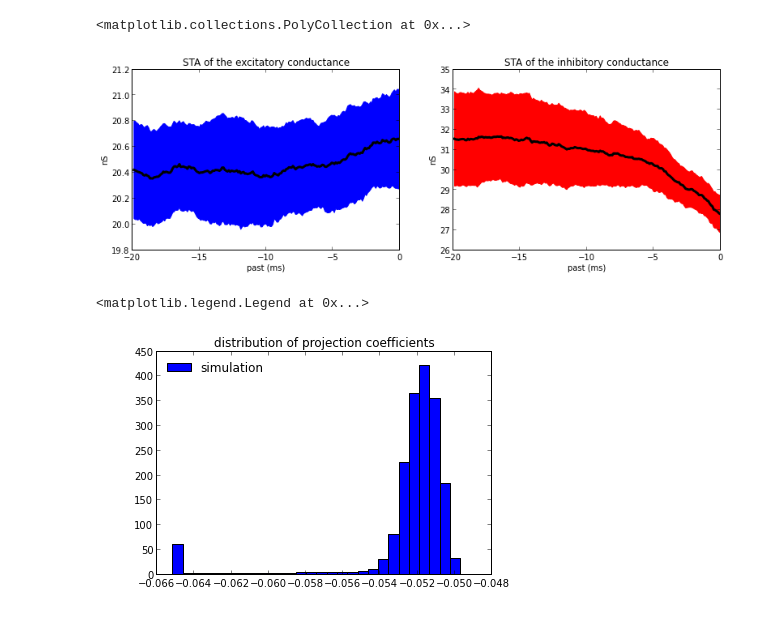
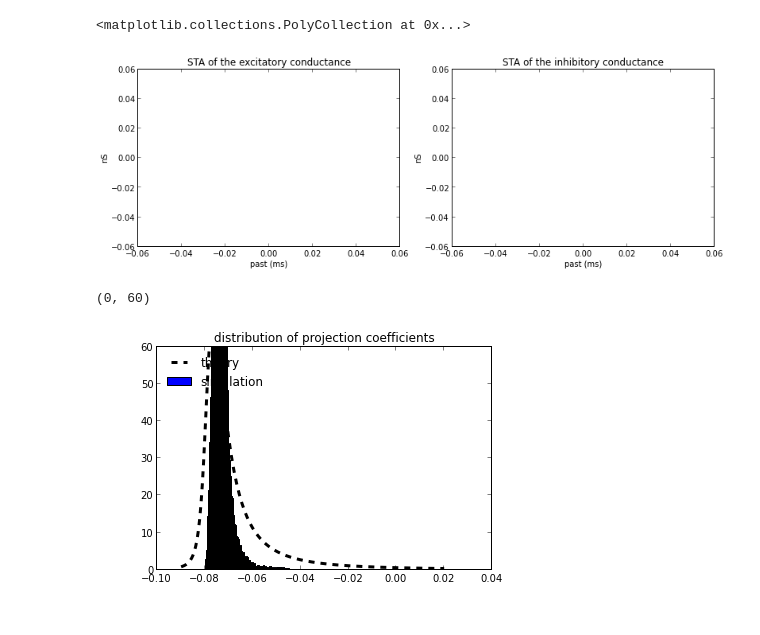
Before and after one commit to yzerlaut/transfer_functions, a Jupyter notebook: iaf_ou.ipynb, the cells around one changed output. Drawn from its saved outputs; the diff is of its cells as text; code cells hidden in the pictures.

```diff
--- a/iaf_ou.ipynb
+++ b/iaf_ou.ipynb
@@ -8,7 +8,7 @@ tstop = 11 # we will discard the 1 second for security (but way too much)
 
 # parameters
 Gl= 1e-8 ; Cm= 0.2*1e-9; El = -65*1e-3
-Ne = 200 ; Qe = 6*1e-9 ; Te = 5*1e-3; Ee = 0*1e-3 ; fe =3.4
-Ni = 50 ; Qi = 64*1e-9 ; Ti = 10*1e-3; Ei = -80*1e-3 ; fi=1
+Ne = 200 ; Qe = 6*1e-9 ; Te = 5*1e-3; Ee = 0*1e-3 ; fe = 4
+Ni = 50 ; Qi = 64*1e-9 ; Ti = 10*1e-3; Ei = -80*1e-3 ; fi= 10
 Vthre=-50*1e-3; refrac = 5*1e-3 ;
 # %%
@@ -56,8 +76,16 @@ def launch_sim(mge,sge,mgi,sgi,spiking_mech=True,past_sta=20*1e-3):
 # %%
+dt = 1e-4
+tstop = 10
+
 # we try a simulation with ~ntwk sim values
 mge,sge = Ne*Qe*fe*Te,Qe*np.sqrt(fe*Te*Ne/2)
 mgi,sgi = Ni*Qi*fi*Ti,Qi*np.sqrt(fi*Ti*Ni/2)
-t,v,ge,gi,spikes,ge_sta,gi_sta = launch_sim(mge,sge,mgi,sgi)
+ge = ornstein_uhlenbeck(tstop, dt, mge, sge, Te)
+gi = ornstein_uhlenbeck(tstop, dt, mgi, sgi, Ti)
+
+t, v, spikes = launch_sim(dt, ge, gi)
+
+
 plt.figure(figsize=(15,4))
 plt.plot(t,v*1e3)
 # %% [output]
@@ -154,32 +136,33 @@ plt.subplot(122)
 plt.title('STA of the inhibitory conductance');plt.ylabel('nS')
 gi_mean_sta = np.array(gi_sta).mean(axis=0);gi_std_sta = np.array(gi_sta).std(axis=0)
 plt.plot(t_vec,1e9*gi_mean_sta,'k',lw=3) ; plt.xlabel('past (ms)')
-plt.fill_between(t_vec,1e9*gi_mean_sta-1e9*gi_std_sta,1e9*gi_mean_sta+1e9*gi_std_sta,color='r')d
+plt.fill_between(t_vec,1e9*gi_mean_sta-1e9*gi_std_sta,1e9*gi_mean_sta+1e9*gi_std_sta,color='r')
 # %% [output]
 <matplotlib.collections.PolyCollection at 0x...>
-[figure, old version]
+[figure, new version]
 # %%
 def rudolph_rho_v(V,ge,sge,gi,sgi):
     """ here the membrane parameters are global variablaes """
 
     A1 = - (2*Cm*(ge+gi)+2*Cm*Gl+sge**2*Te+sgi**2*Ti)
     A1 /= 2*(sge**2*Te+sgi**2*Ti)
     A2 = 2*Cm*(Gl*(sge**2*Te*(El-Ee)+sgi**2*Ti*(El-Ei))+\
                (ge*sgi**2*Ti-gi*sge**2*Te)*(Ee-Ei))
     A2 /= (Ee-Ei)*np.sqrt(sge**2*Te*sgi**2*Ti)*(sge**2*Te+sgi**2*Ti)
     a_ln = sge**2*Te/Cm*(V-Ee)**2+sgi**2*Ti/Cm*(V-Ei)**2
     a_arctan = sge**2*Te*(V-Ee)+sgi**2*Ti*(V-Ei)
     a_arctan /= (Ee-Ei)*np.sqrt(sge**2*Te*sgi**2*Ti)
     return np.exp(A1*np.log(a_ln)+A2*np.arctan(a_arctan))
 
 vv = np.linspace(-90*1e-3,20*1e-3,2e2)
 th_rudolph = rudolph_rho_v(vv,mge,sge,mgi,sgi)
 th_rudolph /= np.sum(th_rudolph)*(vv[1]-vv[0])
-n, bins = np.histogram(v,bins=vv,density=True)
+n, bins = np.histogram(v,bins=100,density=True)
 plt.bar(bins[:-1],n,width=bins[1]-bins[0],label='simulation')
-#plt.plot(vv,th_rudolph,'k--',lw=3,label='theory')
+plt.plot(vv,th_rudolph,'k--',lw=3,label='theory')
 plt.title("distribution of projection coefficients")
-plt.legend(frameon=False,loc='upper left')
+plt.legend(frameon=False,loc='upper left');
+plt.ylim([0,60])
 # %% [output]
-<matplotlib.legend.Legend at 0x...>
+(0, 60)
-[figure, old version]
+[figure, new version]
```
Also changed, not shown: parts of 6 cells of this notebook.
